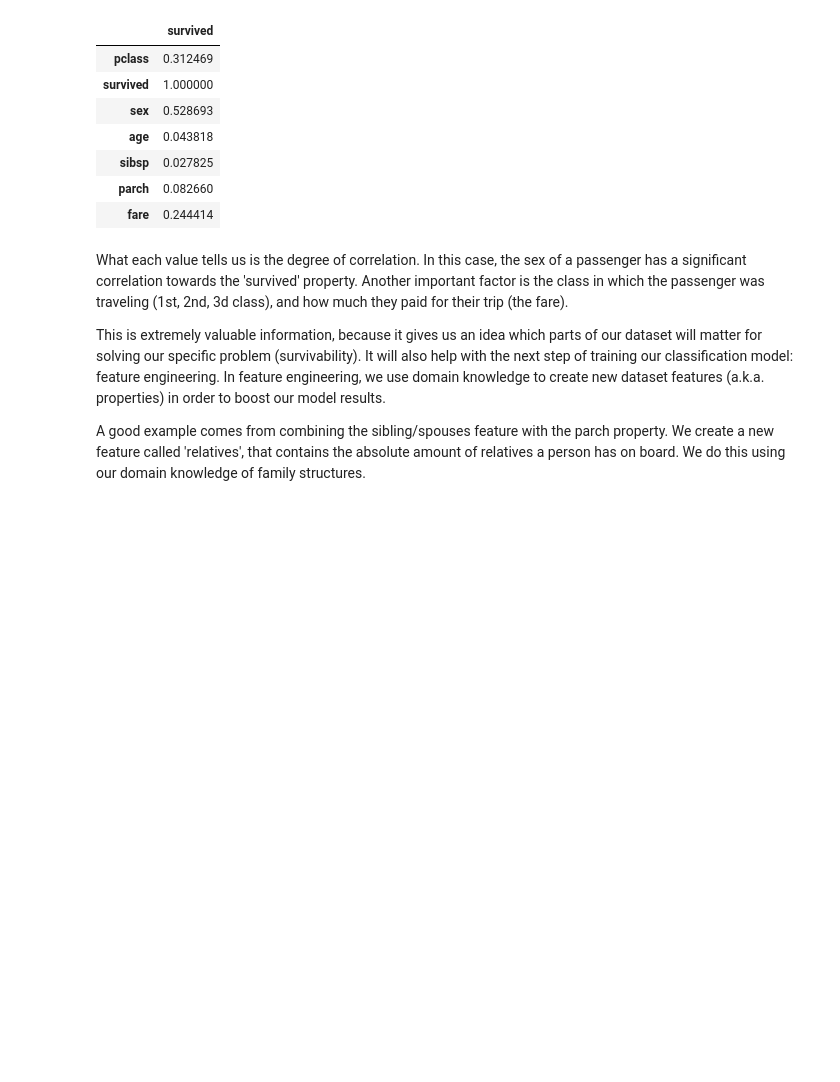
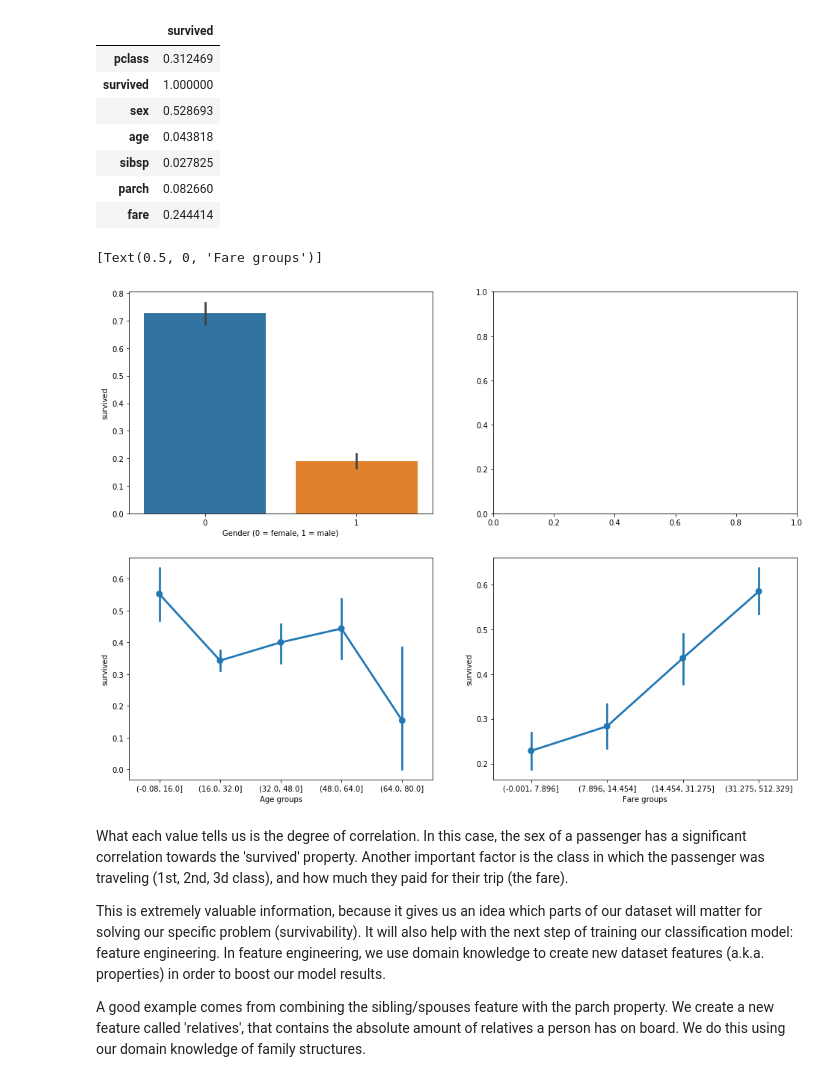
Before and after one commit to FransHuntink/PythonDataScience, a Jupyter notebook: DemoData/IrisTitanic/mynotebook.ipynb, the cells around one changed output. Cells and saved outputs as stored; diff of their text form; code cells hidden in the pictures; blank space fills up the shorter version.

```diff
--- a/DemoData/IrisTitanic/mynotebook.ipynb
+++ b/DemoData/IrisTitanic/mynotebook.ipynb
@@ -114,21 +114,27 @@ data.corr().abs()[["survived"]]
 # %%
 import seaborn as sns
 import matplotlib.pyplot as plt
 
 # Create the figure that will hold our plots by
 # specifying the amount of rows and columns
 # and its size
 fig, saxis = plt.subplots(2, 2,figsize=(16,12))
 
 # To improve the quality of our age and fare plot, we divide
 # our fare and age values into x groups each.
 data['ageBin'] = pandas.cut(data['age'].astype(int), 5)
 data['fareBin'] = pandas.qcut(data['fare'], 4)
 
-sns.barplot(x = 'sex', y = 'survived', order=[0,1], data=data, ax = saxis[0,0])
-sns.barplot(x = 'relatives', y = 'survived', order=[0,1], data=data, ax = saxis[0,1])
-sns.pointplot(x = 'ageBin', y = 'survived',  data=data, ax = saxis[1,0])
-sns.pointplot(x = 'fareBin', y = 'survived',  data=data, ax = saxis[1,1])
+sexPlot = sns.barplot(x = 'sex', y = 'survived', order=[0,1], data=data, ax = saxis[0,0])
+agePlot = sns.pointplot(x = 'ageBin', y = 'survived',  data=data, ax = saxis[1,0])
+farePlot = sns.pointplot(x = 'fareBin', y = 'survived',  data=data, ax = saxis[1,1])
+
+sexPlot.set(xlabel='Gender (0 = female, 1 = male)')
+agePlot.set(xlabel='Age groups')
+farePlot.set(xlabel='Fare groups')
+# %% [output]
+[Text(0.5, 0, 'Fare groups')]
+[figure, added]
 # %% [markdown]
 What each value tells us is the degree of correlation. In this case, the sex of a passenger has a significant correlation towards the 'survived' property. Another important factor is the class in which the passenger was traveling (1st, 2nd, 3d class), and how much they paid for their trip (the fare).
 
```
Also changed, not shown: parts of 3 cells of this notebook.
